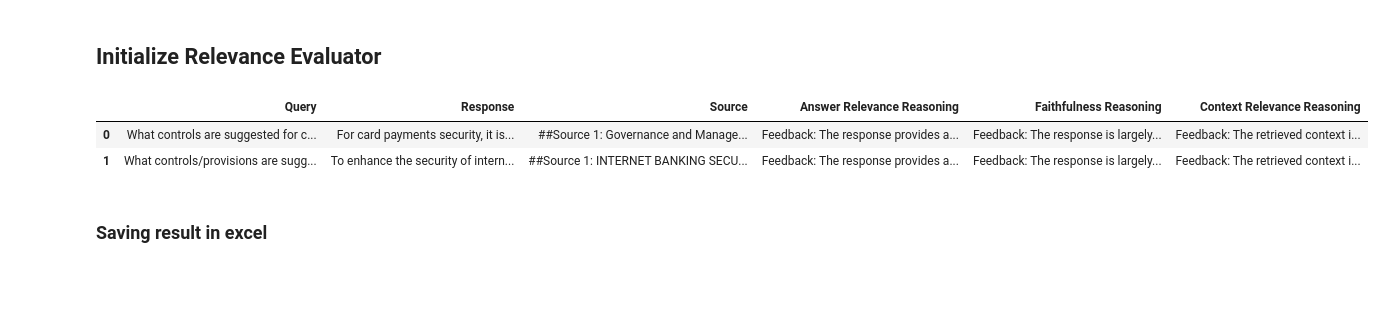
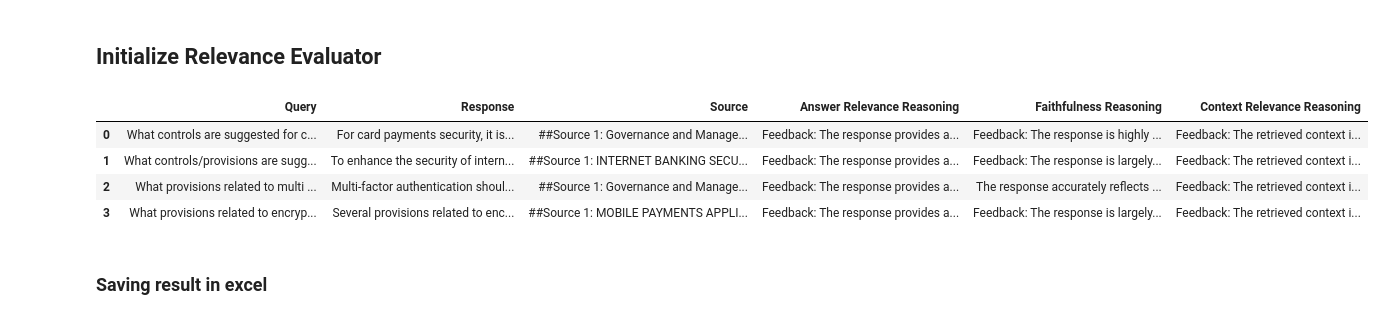
Before and after one commit to damodar-basyal/llm-use-cases-at-central-bank, a Jupyter notebook: rag-evaluation/evaluation.ipynb, the cells around one changed output. Cells and saved outputs as stored; diff of their text form; code cells hidden in the pictures; blank space fills up the shorter version.

```diff
--- a/rag-evaluation/evaluation.ipynb
+++ b/rag-evaluation/evaluation.ipynb
@@ -202,8 +202,10 @@ def display_eval_df(
     )
     return eval_df
 # %%
-questions=["What controls are suggested for card payments security?","What controls/provisions are suggested for security of internet banking?"]
-
+questions=["What controls are suggested for card payments security?",
+           "What controls/provisions are suggested for security of internet banking?",
+           "What provisions related to multi factor authentication are mentioned in documents?",
+           "What provisions related to encryption are outlined in the documents?"]
 eval_df=pd.DataFrame()
 for query_str in questions:
     response = query_engine.query(query_str)
@@ -212,35 +214,37 @@ for query_str in questions:
 
     faithfulness_eval_result = faithfulness_evaluator.evaluate_response(response=response)
 
     context_relevance_eval_result= context_relevance_evaluator.evaluate_response(query=query_str, response=response)
 
     return_df=display_eval_df(query_str, response, relevance_eval_result, faithfulness_eval_result, context_relevance_eval_result)
     if eval_df.empty:
         eval_df=return_df
     else:
         eval_df=pd.concat([eval_df,return_df], ignore_index=True)
 
 eval_df = eval_df.style.set_properties(
     **{
         "inline-size": "600px",
         "overflow-wrap": "break-word",
         "text-align": "left",
         "vertical-align": "top",  # Top align the text
     },
     subset=["Response", "Source", "Answer Relevance Reasoning", "Faithfulness Reasoning", "Context Relevance Reasoning"]
 ).set_properties(
     **{
         "text-align": "left",
         "white-space": "pre-wrap",
         "vertical-align": "top",  # Top align the text
     },
     subset=["Query"]
 )
 display(eval_df)
 # %% [output]
 |  | Query | Response | Source | Answer Relevance Reasoning | Faithfulness Reasoning | Context Relevance Reasoning |
-| 0 | What controls are suggested for c... | For card payments security, it is... | ##Source 1: Governance and Manage... | Feedback: The response provides a... | Feedback: The response is largely... | Feedback: The retrieved context i... |
+| 0 | What controls are suggested for c... | For card payments security, it is... | ##Source 1: Governance and Manage... | Feedback: The response provides a... | Feedback: The response is highly ... | Feedback: The retrieved context i... |
 | 1 | What controls/provisions are sugg... | To enhance the security of intern... | ##Source 1: INTERNET BANKING SECU... | Feedback: The response provides a... | Feedback: The response is largely... | Feedback: The retrieved context i... |
+| 2 | What provisions related to multi ... | Multi-factor authentication shoul... | ##Source 1: Governance and Manage... | Feedback: The response provides a... | The response accurately reflects ... | Feedback: The retrieved context i... |
+| 3 | What provisions related to encryp... | Several provisions related to enc... | ##Source 1: MOBILE PAYMENTS APPLI... | Feedback: The response provides a... | Feedback: The response is largely... | Feedback: The retrieved context i... |
 # %% [markdown]
 ### Saving result in excel
 # %%
```
Also changed, not shown: parts of 1 cell of this notebook, 4 other files.
